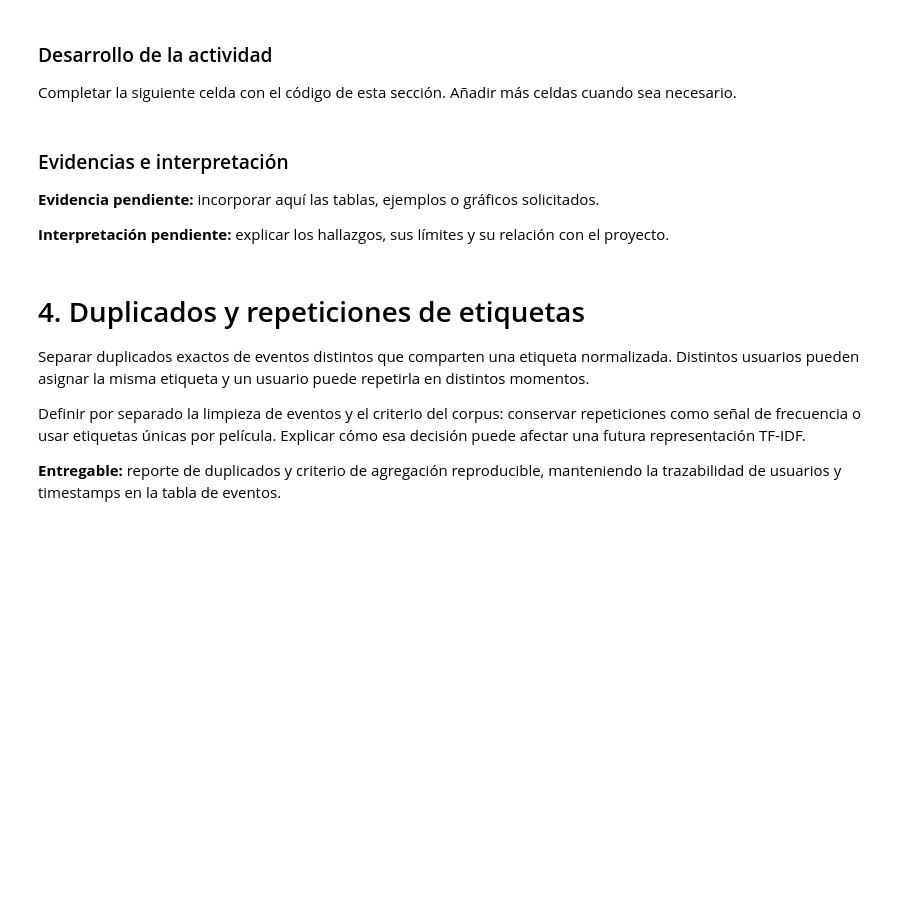
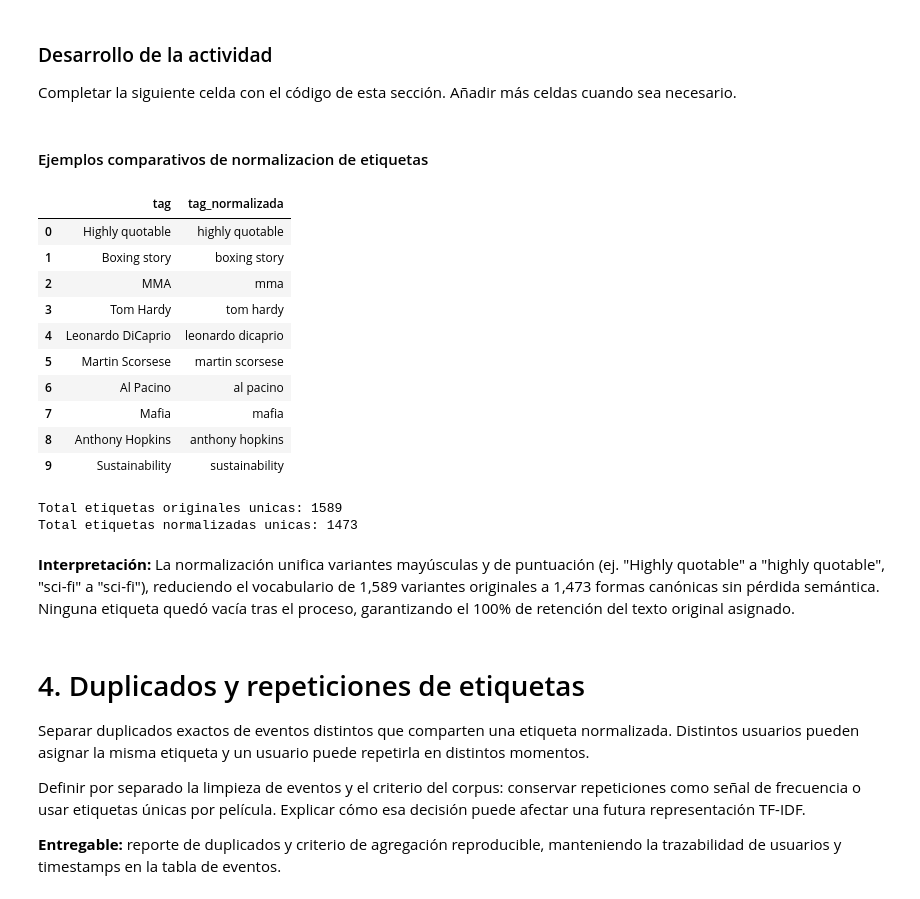
Before and after one commit to MarcoGhoul/CC219-TP-TF-2026-2-CC92, a Jupyter notebook: code/03_preprocesamiento.ipynb, the cells around one changed output. Drawn from its saved outputs; the diff is of its cells as text; code cells hidden in the pictures; blank space fills up the shorter version.

```diff
--- a/code/03_preprocesamiento.ipynb
+++ b/code/03_preprocesamiento.ipynb
@@ -95,12 +235,58 @@ La eliminación de stopwords, el stemming y la lematización requieren justifica
 ### Desarrollo de la actividad
 
 Completar la siguiente celda con el código de esta sección. Añadir más celdas cuando sea necesario.
+# %%
+def normalizar_texto(texto):
+  if pd.isna(texto):
+    return ""
+  # 1. Normalizacion Unicode canonica
+  t = unicodedata.normalize("NFKC", str(texto))
+  # 2. Minusculas
+  t = t.lower()
+  # 3. Remover puntuacion no alfanumerica respetando espacios y guiones
+  t = re.sub(r"[^\w\s-]", " ", t)
+  # 4. Reducir espacios redundantes
+  t = re.sub(r"\s+", " ", t).strip()
+  return t
+
+
+tags_limpio = tags.copy()
+tags_limpio["tag_normalizada"] = (
+    tags_limpio["tag"].apply(normalizar_texto).astype("string")
+)
+
+# Comparativa antes / despues
+ejemplos = tags_limpio.loc[
+    tags_limpio["tag"] != tags_limpio["tag_normalizada"],
+    ["tag", "tag_normalizada"],
+].drop_duplicates()
+mostrar_tabla(
+    "Ejemplos comparativos de normalizacion de etiquetas",
+    ejemplos.head(10).reset_index(drop=True),
+)
+
+print(f"Total etiquetas originales unicas: {tags_limpio['tag'].nunique()}")
+print(
+    "Total etiquetas normalizadas unicas:"
+    f" {tags_limpio['tag_normalizada'].nunique()}"
+)
+# %% [output]
+#### Ejemplos comparativos de normalizacion de etiquetas
+|  | tag | tag_normalizada |
+| 0 | Highly quotable | highly quotable |
+| 1 | Boxing story | boxing story |
+| 2 | MMA | mma |
+| 3 | Tom Hardy | tom hardy |
+| 4 | Leonardo DiCaprio | leonardo dicaprio |
+| 5 | Martin Scorsese | martin scorsese |
+| 6 | Al Pacino | al pacino |
+| 7 | Mafia | mafia |
+| 8 | Anthony Hopkins | anthony hopkins |
+| 9 | Sustainability | sustainability |
+Total etiquetas originales unicas: 1589
+Total etiquetas normalizadas unicas: 1473
 # %% [markdown]
-### Evidencias e interpretación
-
-**Evidencia pendiente:** incorporar aquí las tablas, ejemplos o gráficos solicitados.
-
-**Interpretación pendiente:** explicar los hallazgos, sus límites y su relación con el proyecto.
+**Interpretación:** La normalización unifica variantes mayúsculas y de puntuación (ej. "Highly quotable" a "highly quotable", "sci-fi" a "sci-fi"), reduciendo el vocabulario de 1,589 variantes originales a 1,473 formas canónicas sin pérdida semántica. Ninguna etiqueta quedó vacía tras el proceso, garantizando el 100% de retención del texto original asignado.
 # %% [markdown]
 # 4. Duplicados y repeticiones de etiquetas
 
```
Also changed, not shown: parts of 14 cells of this notebook.
